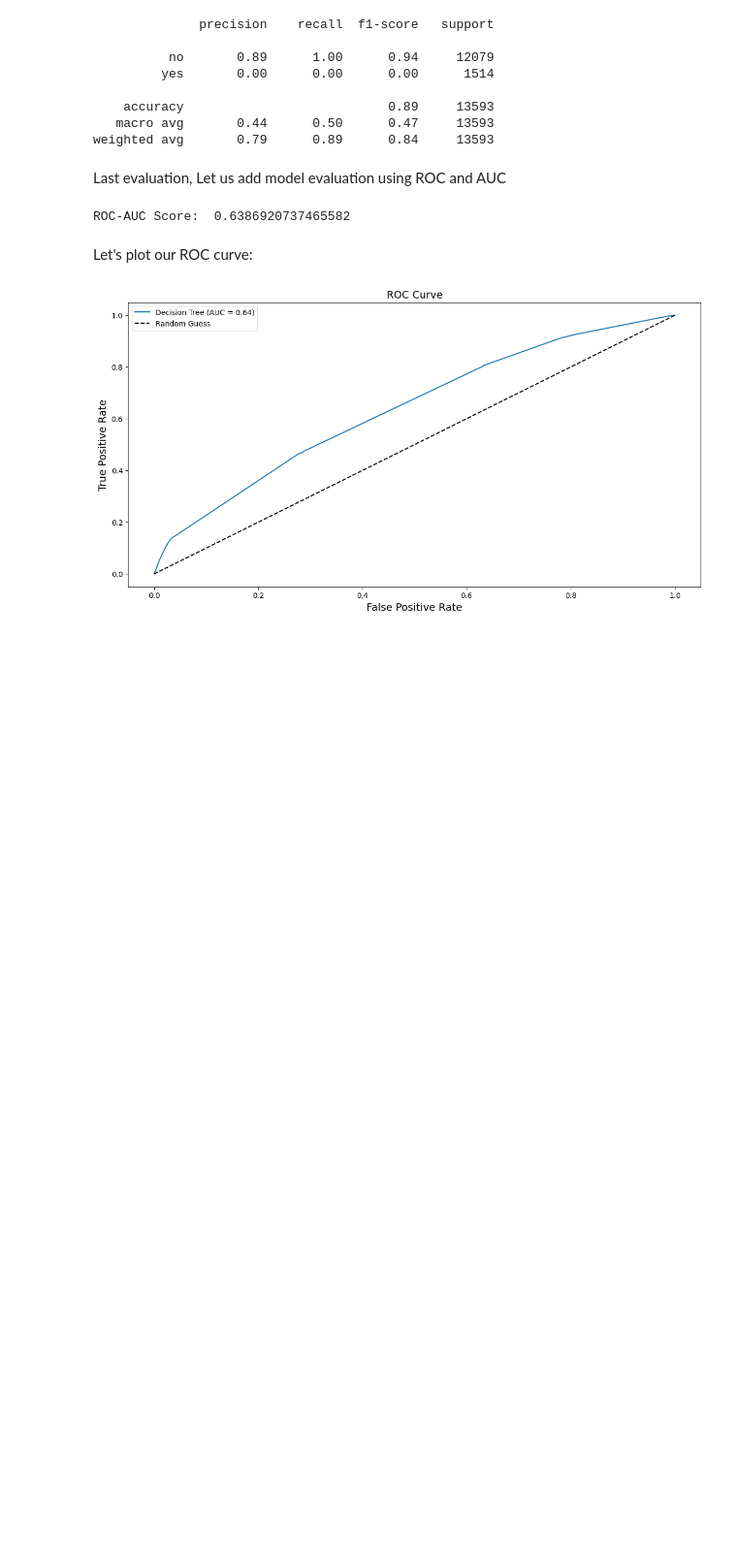
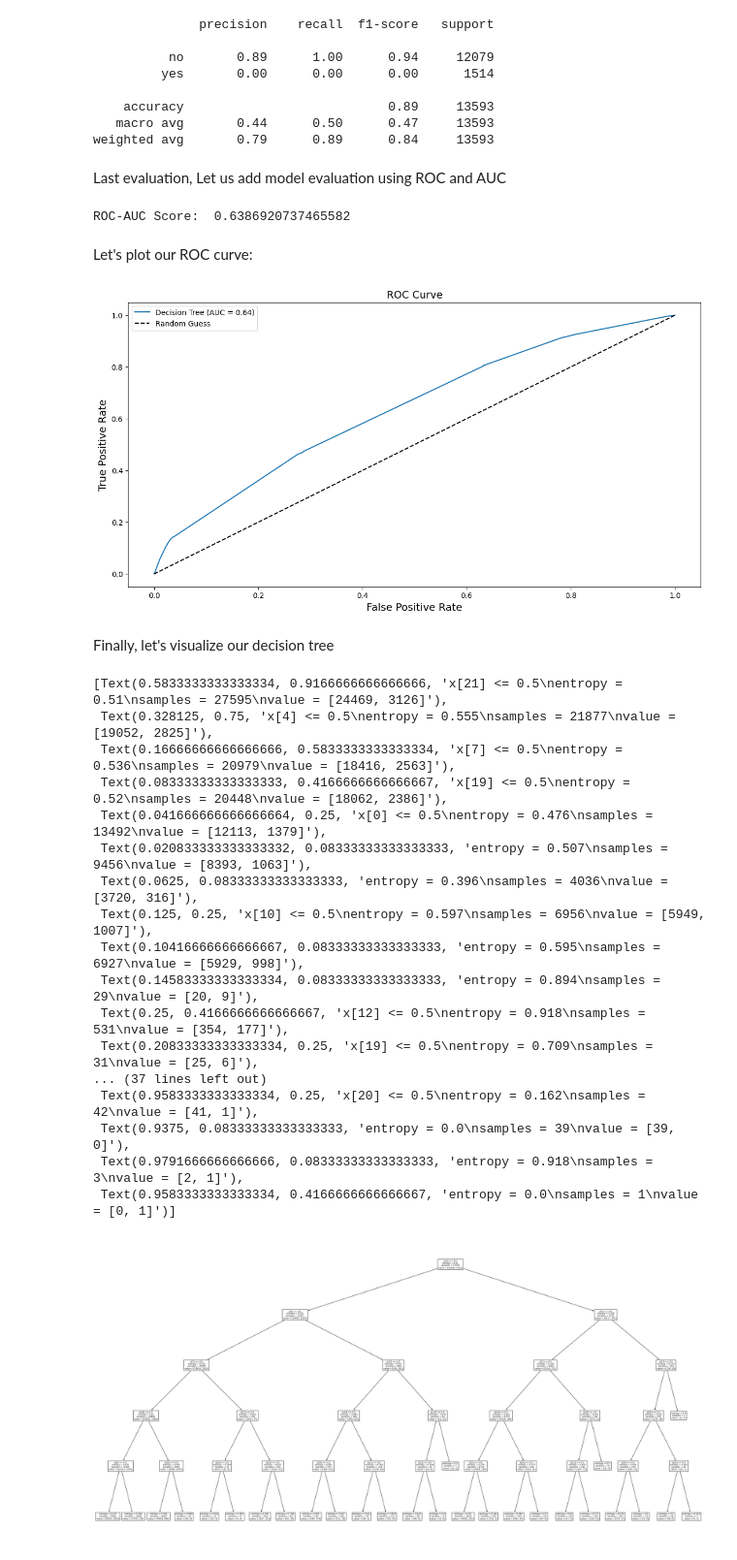
Before and after one commit to ArmandFS/CODECRAFT_DS_03, a Jupyter notebook: decision_tree_classifier.ipynb, the cells around one changed output. Shown at 97% size. Cells and saved outputs as stored; diff of their text form; code cells hidden in the pictures; blank space fills up the shorter version.

Commit message:
finished tree plot

```diff
--- a/decision_tree_classifier.ipynb
+++ b/decision_tree_classifier.ipynb
@@ -255,3 +255,28 @@ plt.legend()
 plt.show()
 # %% [output]
 [figure]
+# %% [markdown]
+Finally, let's visualize our decision tree
+# %%
+#Plot the decision tree
+plt.figure(figsize=(40,20))
+plot_tree(clf_entropy.fit(X_train, y_train))
+# %% [output]
+[Text(0.5833333333333334, 0.9166666666666666, 'x[21] <= 0.5\nentropy = 0.51\nsamples = 27595\nvalue = [24469, 3126]'),
+ Text(0.328125, 0.75, 'x[4] <= 0.5\nentropy = 0.555\nsamples = 21877\nvalue = [19052, 2825]'),
+ Text(0.16666666666666666, 0.5833333333333334, 'x[7] <= 0.5\nentropy = 0.536\nsamples = 20979\nvalue = [18416, 2563]'),
+ Text(0.08333333333333333, 0.4166666666666667, 'x[19] <= 0.5\nentropy = 0.52\nsamples = 20448\nvalue = [18062, 2386]'),
+ Text(0.041666666666666664, 0.25, 'x[0] <= 0.5\nentropy = 0.476\nsamples = 13492\nvalue = [12113, 1379]'),
+ Text(0.020833333333333332, 0.08333333333333333, 'entropy = 0.507\nsamples = 9456\nvalue = [8393, 1063]'),
+ Text(0.0625, 0.08333333333333333, 'entropy = 0.396\nsamples = 4036\nvalue = [3720, 316]'),
+ Text(0.125, 0.25, 'x[10] <= 0.5\nentropy = 0.597\nsamples = 6956\nvalue = [5949, 1007]'),
+ Text(0.10416666666666667, 0.08333333333333333, 'entropy = 0.595\nsamples = 6927\nvalue = [5929, 998]'),
+ Text(0.14583333333333334, 0.08333333333333333, 'entropy = 0.894\nsamples = 29\nvalue = [20, 9]'),
+ Text(0.25, 0.4166666666666667, 'x[12] <= 0.5\nentropy = 0.918\nsamples = 531\nvalue = [354, 177]'),
+ Text(0.20833333333333334, 0.25, 'x[19] <= 0.5\nentropy = 0.709\nsamples = 31\nvalue = [25, 6]'),
+... (37 lines left out)
+ Text(0.9583333333333334, 0.25, 'x[20] <= 0.5\nentropy = 0.162\nsamples = 42\nvalue = [41, 1]'),
+ Text(0.9375, 0.08333333333333333, 'entropy = 0.0\nsamples = 39\nvalue = [39, 0]'),
+ Text(0.9791666666666666, 0.08333333333333333, 'entropy = 0.918\nsamples = 3\nvalue = [2, 1]'),
+ Text(0.9583333333333334, 0.4166666666666667, 'entropy = 0.0\nsamples = 1\nvalue = [0, 1]')]
+[figure, added]
```
